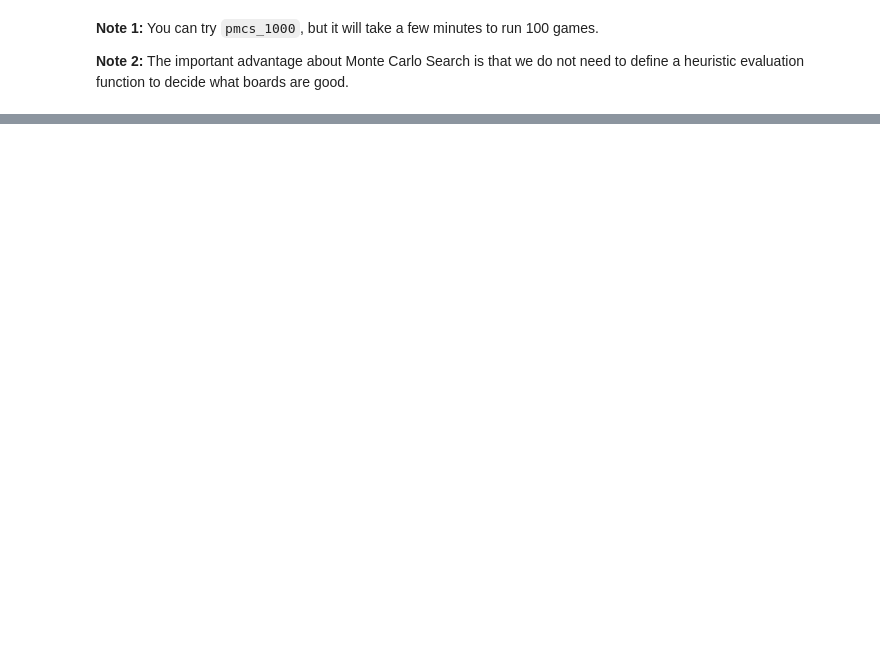
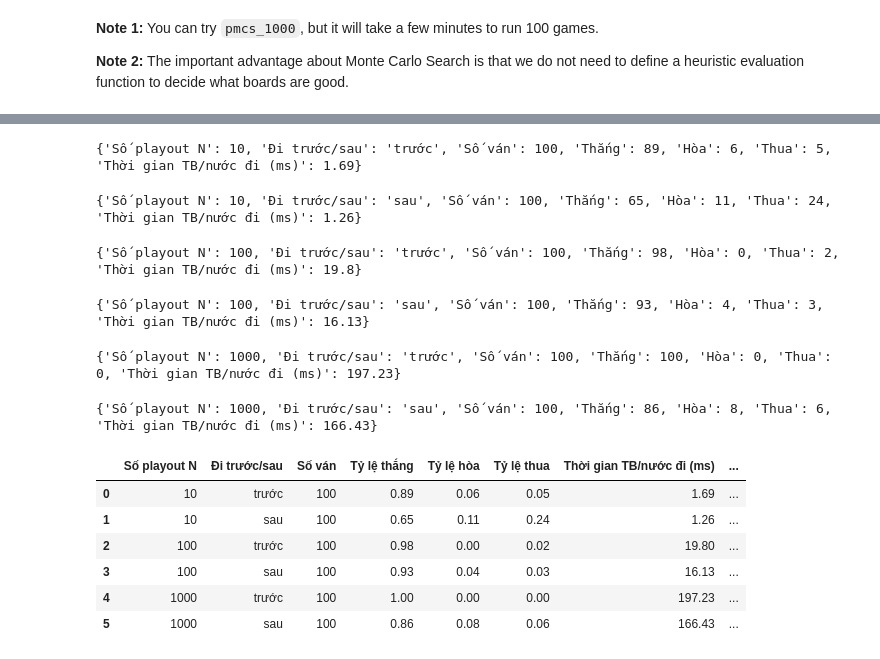
Before and after one commit to Ko4rut/ML-Advance-Group, a Jupyter notebook: lab05 - game/lab05 - game/tictactoe_pure_monte_carlo_search.ipynb, the cells around one changed output, grey strips where cells are left out. Drawn from its saved outputs; the diff is of its cells as text; code cells hidden in the pictures; blank space fills up the shorter version.

```diff
--- a/lab05 - game/lab05 - game/tictactoe_pure_monte_carlo_search.ipynb
+++ b/lab05 - game/lab05 - game/tictactoe_pure_monte_carlo_search.ipynb
@@ -399,0 +650,46 @@ Wall time: 7.68 s
+# %%
+# PMCS (10) vs. Random, 100 ván, PMCS đi trước
+run_vs_random(10, first = True)
+# %% [output]
+{'Số playout N': 10, 'Đi trước/sau': 'trước', 'Số ván': 100, 'Thắng': 89, 'Hòa': 6, 'Thua': 5, 'Thời gian TB/nước đi (ms)': 1.69}
+# %%
+# PMCS (10) vs. Random, 100 ván, PMCS đi sau
+run_vs_random(10, first = False)
+# %% [output]
+{'Số playout N': 10, 'Đi trước/sau': 'sau', 'Số ván': 100, 'Thắng': 65, 'Hòa': 11, 'Thua': 24, 'Thời gian TB/nước đi (ms)': 1.26}
+# %%
+# PMCS (100) vs. Random, 100 ván, PMCS đi trước
+run_vs_random(100, first = True)
+# %% [output]
+{'Số playout N': 100, 'Đi trước/sau': 'trước', 'Số ván': 100, 'Thắng': 98, 'Hòa': 0, 'Thua': 2, 'Thời gian TB/nước đi (ms)': 19.8}
+# %%
+# PMCS (100) vs. Random, 100 ván, PMCS đi sau
+run_vs_random(100, first = False)
+# %% [output]
+{'Số playout N': 100, 'Đi trước/sau': 'sau', 'Số ván': 100, 'Thắng': 93, 'Hòa': 4, 'Thua': 3, 'Thời gian TB/nước đi (ms)': 16.13}
+# %%
+# PMCS (1000) vs. Random, 100 ván, PMCS đi trước
+run_vs_random(1000, first = True)
+# %% [output]
+{'Số playout N': 1000, 'Đi trước/sau': 'trước', 'Số ván': 100, 'Thắng': 100, 'Hòa': 0, 'Thua': 0, 'Thời gian TB/nước đi (ms)': 197.23}
+# %%
+# PMCS (1000) vs. Random, 100 ván, PMCS đi sau
+run_vs_random(1000, first = False)
+# %% [output]
+{'Số playout N': 1000, 'Đi trước/sau': 'sau', 'Số ván': 100, 'Thắng': 86, 'Hòa': 8, 'Thua': 6, 'Thời gian TB/nước đi (ms)': 166.43}
+# %%
+table_vs_random = pd.DataFrame(list(vs_random.values()))
+for col in ("Thắng", "Hòa", "Thua"):
+    table_vs_random["Tỷ lệ " + col.lower()] = table_vs_random[col] / table_vs_random["Số ván"]
+table_vs_random["Nhận xét"] = [{(10, 'trước'): 'Thắng nhiều nhưng còn thua 5 ván: chỉ 1 - 2 ván thử cho mỗi nước.', (10, 'sau'): 'Đi sau yếu hơn đi trước rõ rệt: thua 24 ván.', (100, 'trước'): 'Gần như thắng hết (98/100), mỗi nước hết khoảng 20 ms.', (100, 'sau'): 'Thắng 93/100, đi sau kém hơn đi trước một chút.', (1000, 'trước'): 'Thắng cả 100 ván, nhưng chậm gấp khoảng 10 lần N = 100.', (1000, 'sau'): 'Thắng 86/100: tăng N lên 1000 không làm đi sau tốt hơn N = 100 ở lần chạy này.'}.get((r["Số playout N"], r["Đi trước/sau"]), "") for _, r in table_vs_random.iterrows()]
+table_vs_random = table_vs_random[["Số playout N", "Đi trước/sau", "Số ván", "Tỷ lệ thắng", "Tỷ lệ hòa", "Tỷ lệ thua",
+                                   "Thời gian TB/nước đi (ms)", "Nhận xét"]]
+display(table_vs_random)
+# %% [output]
+|  | Số playout N | Đi trước/sau | Số ván | Tỷ lệ thắng | Tỷ lệ hòa | Tỷ lệ thua | Thời gian TB/nước đi (ms) | ... |
+| 0 | 10 | trước | 100 | 0.89 | 0.06 | 0.05 | 1.69 | ... |
+| 1 | 10 | sau | 100 | 0.65 | 0.11 | 0.24 | 1.26 | ... |
+| 2 | 100 | trước | 100 | 0.98 | 0.00 | 0.02 | 19.80 | ... |
+| 3 | 100 | sau | 100 | 0.93 | 0.04 | 0.03 | 16.13 | ... |
+| 4 | 1000 | trước | 100 | 1.00 | 0.00 | 0.00 | 197.23 | ... |
+| 5 | 1000 | sau | 100 | 0.86 | 0.08 | 0.06 | 166.43 | ... |
```
Also changed, not shown: parts of 48 cells of this notebook.
